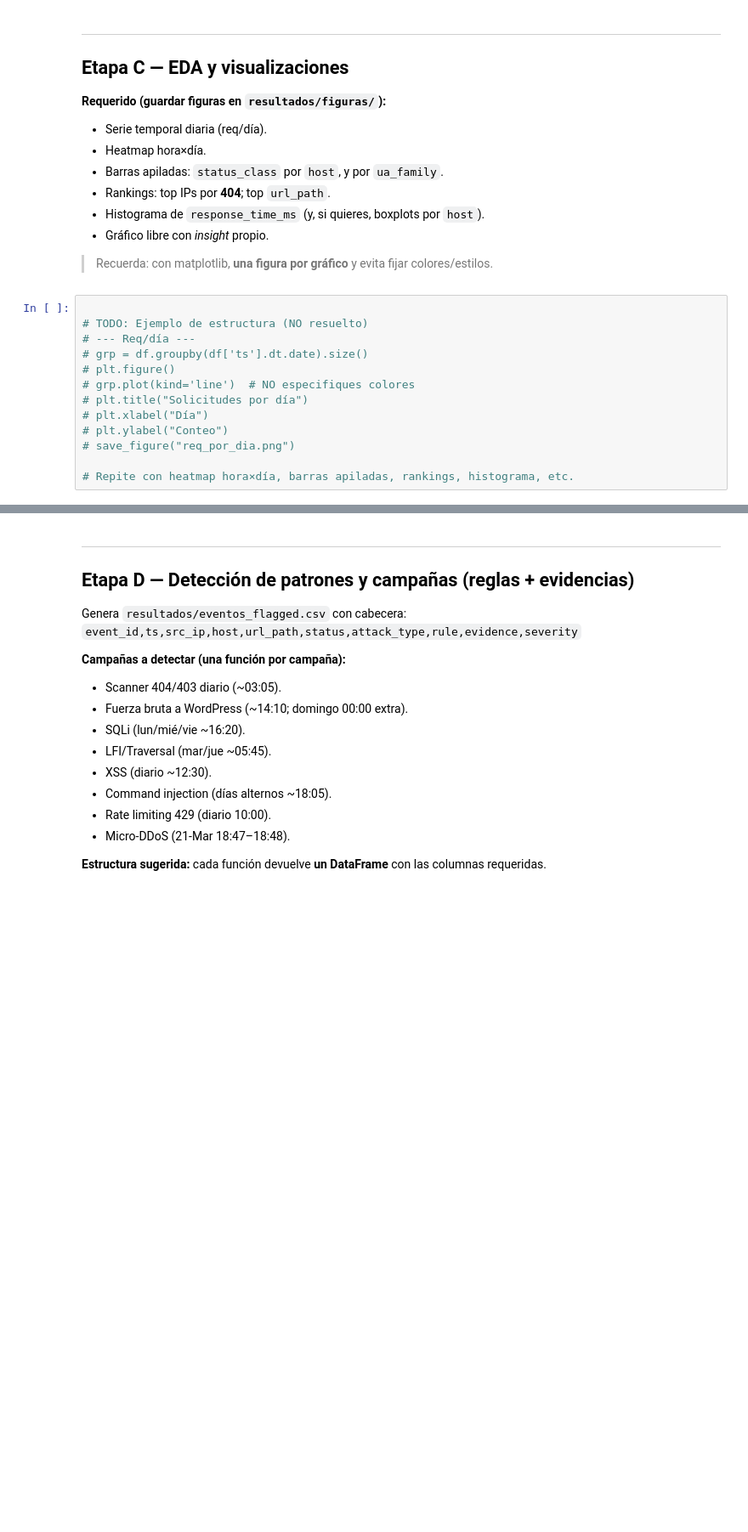
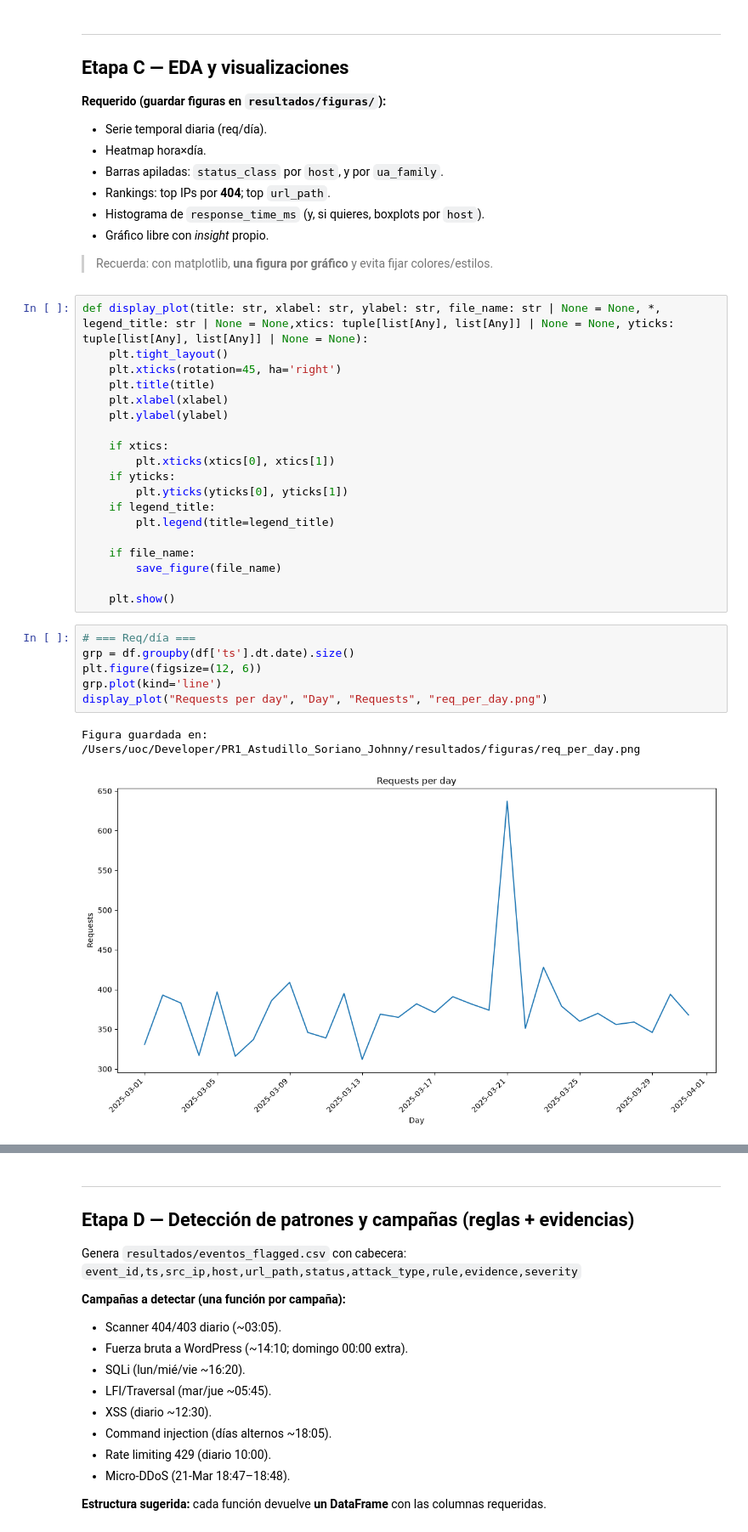
Before and after one commit to cyber-refraction/applied-ai-for-cybersec, a Jupyter notebook: notebook/PR1_Astudillo_Soriano_Johnny.ipynb, the cells around one changed output, grey strips where cells are left out. Shown at 85% size. Cells and saved outputs as stored; diff of their text form; blank space fills up the shorter version.

```diff
--- a/notebook/PR1_Astudillo_Soriano_Johnny.ipynb
+++ b/notebook/PR1_Astudillo_Soriano_Johnny.ipynb
@@ -395,16 +714,31 @@ def ua_to_family(ua: str) -> str:
 - Gráfico libre con *insight* propio.
 
 > Recuerda: con matplotlib, **una figura por gráfico** y evita fijar colores/estilos.
+# %%
+def display_plot(title: str, xlabel: str, ylabel: str, file_name: str | None = None, *, legend_title: str | None = None,xtics: tuple[list[Any], list[Any]] | None = None, yticks: tuple[list[Any], list[Any]] | None = None):
+    plt.tight_layout()
+    plt.xticks(rotation=45, ha='right')
+    plt.title(title)
+    plt.xlabel(xlabel)
+    plt.ylabel(ylabel)
+
+    if xtics:
+        plt.xticks(xtics[0], xtics[1])
+    if yticks:
+        plt.yticks(yticks[0], yticks[1])
+    if legend_title:
+        plt.legend(title=legend_title)
+
+    if file_name:
+        save_figure(file_name)
+
+    plt.show()
 # %%
-
-# TODO: Ejemplo de estructura (NO resuelto)
-# --- Req/día ---
-# grp = df.groupby(df['ts'].dt.date).size()
-# plt.figure()
-# grp.plot(kind='line')  # NO especifiques colores
-# plt.title("Solicitudes por día")
-# plt.xlabel("Día")
-# plt.ylabel("Conteo")
-# save_figure("req_por_dia.png")
-
-# Repite con heatmap hora×día, barras apiladas, rankings, histograma, etc.
+# === Req/día ===
+grp = df.groupby(df['ts'].dt.date).size()
+plt.figure(figsize=(12, 6))
+grp.plot(kind='line')
+display_plot("Requests per day", "Day", "Requests", "req_per_day.png")
+# %% [output]
+Figura guardada en: /Users/uoc/Developer/PR1_Astudillo_Soriano_Johnny/resultados/figuras/req_per_day.png
+[figure, added]
```
Also changed, not shown: parts of 70 cells of this notebook, 15 other files.
